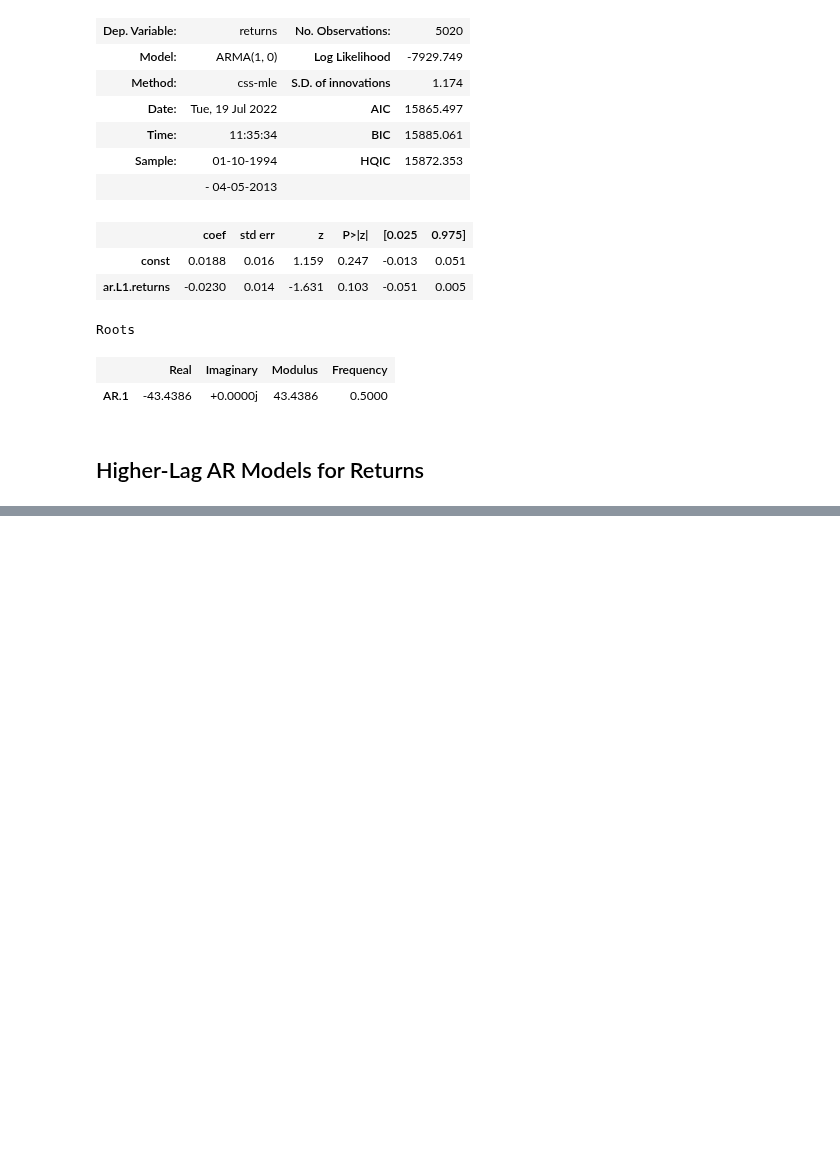
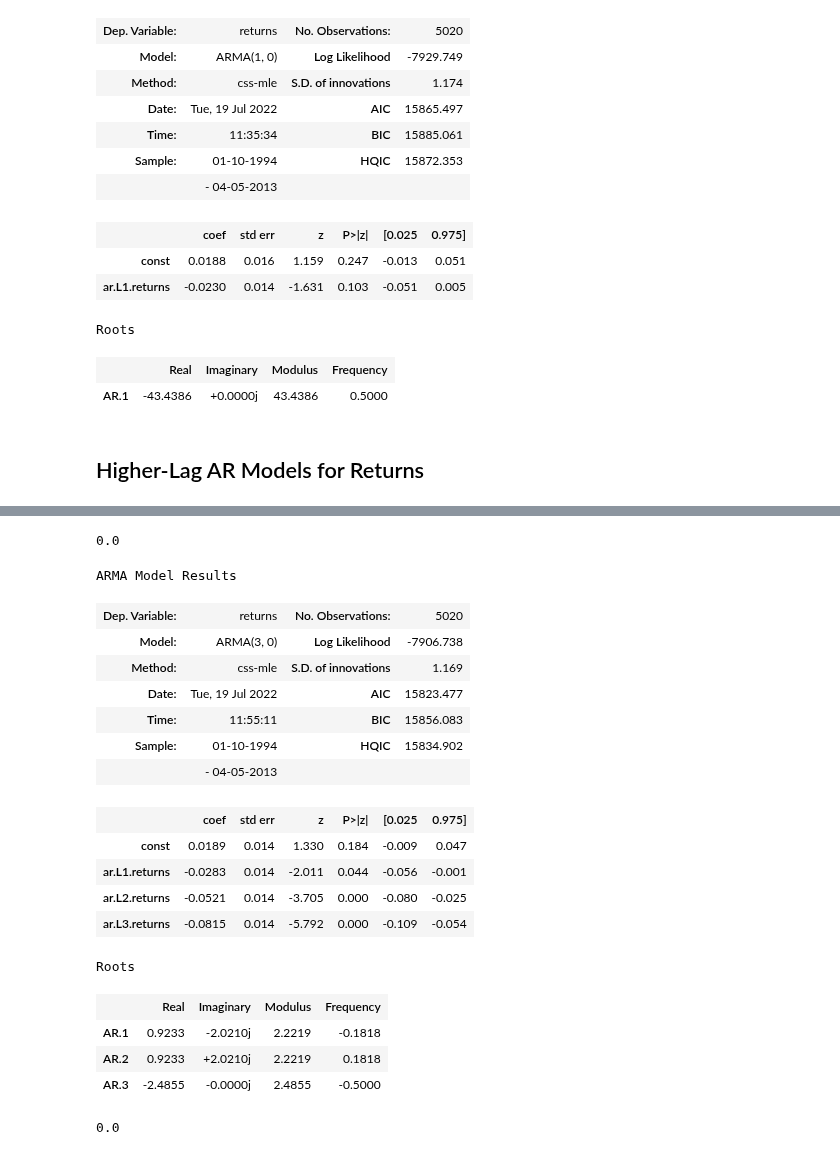
Before and after one commit to Priyo-prog/Time-series-analysis, a Jupyter notebook: Auto-Regressive Model/auto_regressive_model.ipynb, the cells around one changed output, grey strips where cells are left out. Drawn from its saved outputs; the diff is of its cells as text; code cells hidden in the pictures; blank space fills up the shorter version.

```diff
--- a/Auto-Regressive Model/auto_regressive_model.ipynb
+++ b/Auto-Regressive Model/auto_regressive_model.ipynb
@@ -335,0 +357,31 @@ Roots
+# %%
+llr_test(model_ret_ar_1, model_ret_ar_2)
+# %% [output]
+0.0
+# %%
+model_ret_ar_3 = ARMA(df.returns, order=(3,0))
+results_ret_ar_3 = model_ret_ar_3.fit()
+results_ret_ar_3.summary()
+# %% [output]
+ARMA Model Results
+| Dep. Variable: | returns | No. Observations: | 5020 |
+| Model: | ARMA(3, 0) | Log Likelihood | -7906.738 |
+| Method: | css-mle | S.D. of innovations | 1.169 |
+| Date: | Tue, 19 Jul 2022 | AIC | 15823.477 |
+| Time: | 11:55:11 | BIC | 15856.083 |
+| Sample: | 01-10-1994 | HQIC | 15834.902 |
+|  | - 04-05-2013 |  |  |
+|  | coef | std err | z | P>|z| | [0.025 | 0.975] |
+| const | 0.0189 | 0.014 | 1.330 | 0.184 | -0.009 | 0.047 |
+| ar.L1.returns | -0.0283 | 0.014 | -2.011 | 0.044 | -0.056 | -0.001 |
+| ar.L2.returns | -0.0521 | 0.014 | -3.705 | 0.000 | -0.080 | -0.025 |
+| ar.L3.returns | -0.0815 | 0.014 | -5.792 | 0.000 | -0.109 | -0.054 |
+Roots
+|  | Real | Imaginary | Modulus | Frequency |
+| AR.1 | 0.9233 | -2.0210j | 2.2219 | -0.1818 |
+| AR.2 | 0.9233 | +2.0210j | 2.2219 | 0.1818 |
+| AR.3 | -2.4855 | -0.0000j | 2.4855 | -0.5000 |
+# %%
+llr_test(model_ret_ar_2, model_ret_ar_3)
+# %% [output]
+0.0
```
Also changed, not shown: parts of 1 cell of this notebook.
